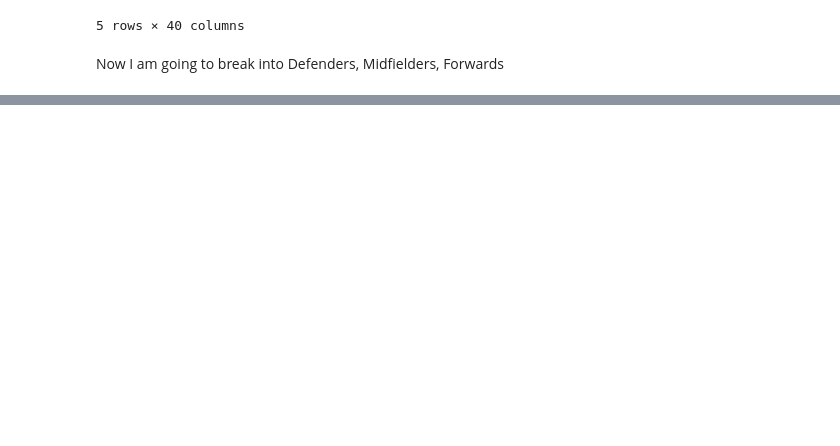
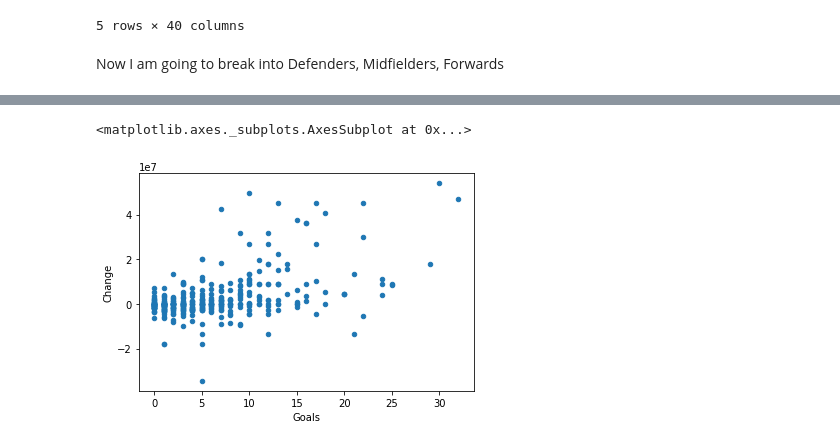
Before and after one commit to Femi-Ogunkola/EPL, a Jupyter notebook: EPL Data Analysis.ipynb, the cells around one changed output, grey strips where cells are left out. Cells and saved outputs as stored; diff of their text form; code cells hidden in the pictures; blank space fills up the shorter version.

```diff
--- a/EPL Data Analysis.ipynb
+++ b/EPL Data Analysis.ipynb
@@ -168,0 +133,2 @@ grouped.first()
+# %%
+fwd.set_index(['Player', 'Season'])
@@ -168,0 +155,5 @@ grouped.first()
+# %%
+fwd.plot.scatter(x='Goals', y='Change')
+# %% [output]
+<matplotlib.axes._subplots.AxesSubplot at 0x...>
+[figure, added]
```
Also changed, not shown: parts of 16 cells of this notebook.
